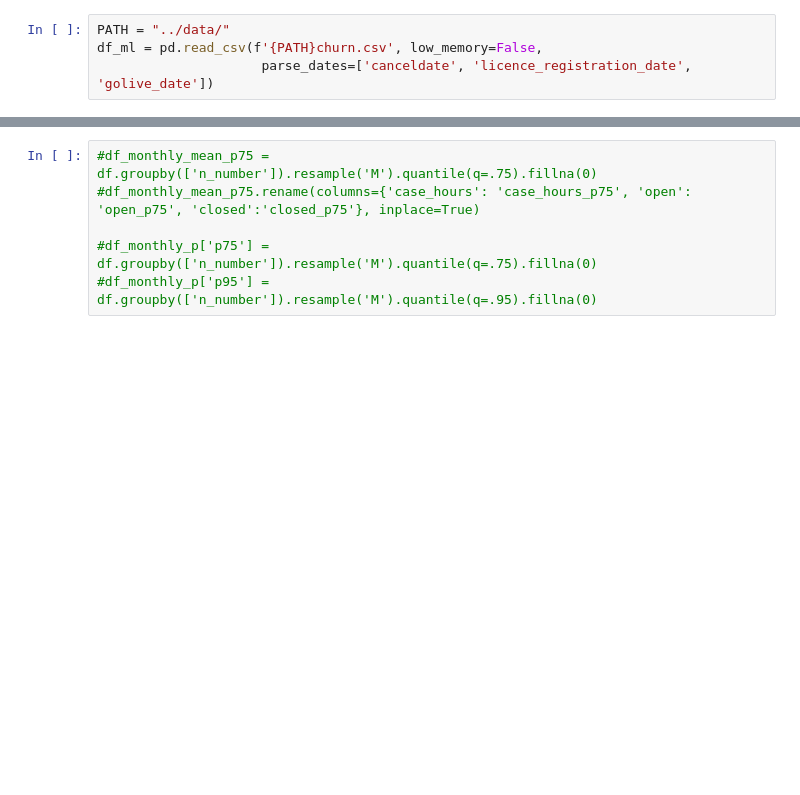
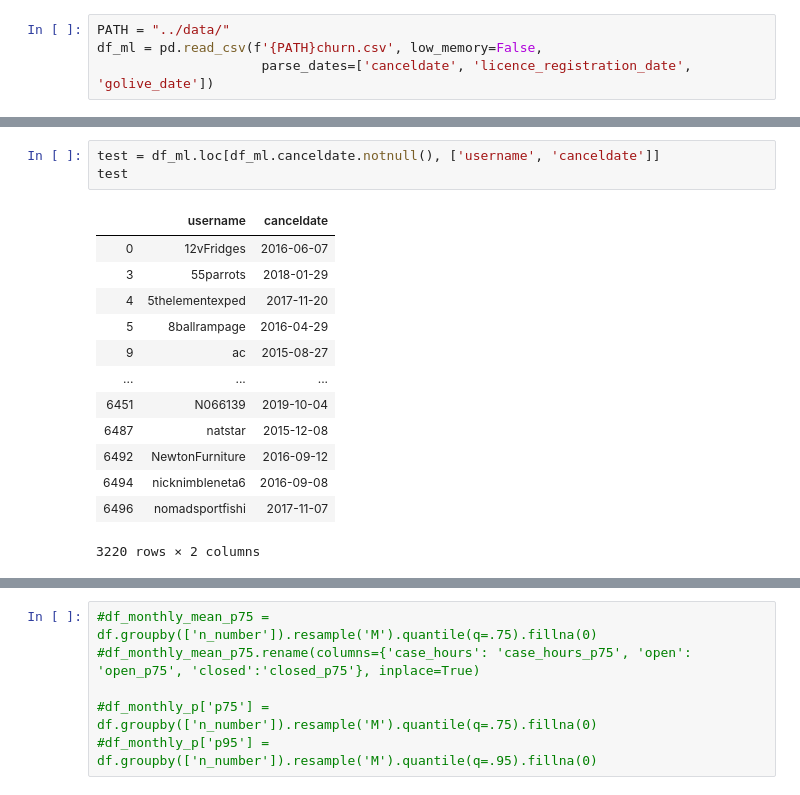
Before and after one commit to justinhennessy/100-days-of-code, a Jupyter notebook: project/sf_cases_etl.ipynb, the cells around one changed output, grey strips where cells are left out. Saved outputs shown, nothing was run; the diff lists cells and outputs as text; blank space fills up the shorter version.

```diff
--- a/project/sf_cases_etl.ipynb
+++ b/project/sf_cases_etl.ipynb
@@ -100,0 +160,17 @@ df_3monthly_rolling.rename(columns={'case_hours': 'case_hours_3mth_mean', 'open'
+# %%
+test = df_ml.loc[df_ml.canceldate.notnull(), ['username', 'canceldate']]
+test
+# %% [output]
+|  | username | canceldate |
+| 0 | 12vFridges | 2016-06-07 |
+| 3 | 55parrots | 2018-01-29 |
+| 4 | 5thelementexped | 2017-11-20 |
+| 5 | 8ballrampage | 2016-04-29 |
+| 9 | ac | 2015-08-27 |
+| ... | ... | ... |
+| 6451 | N066139 | 2019-10-04 |
+| 6487 | natstar | 2015-12-08 |
+| 6492 | NewtonFurniture | 2016-09-12 |
+| 6494 | nicknimbleneta6 | 2016-09-08 |
+| 6496 | nomadsportfishi | 2017-11-07 |
+3220 rows × 2 columns
```
Also changed, not shown: parts of 25 cells of this notebook.
